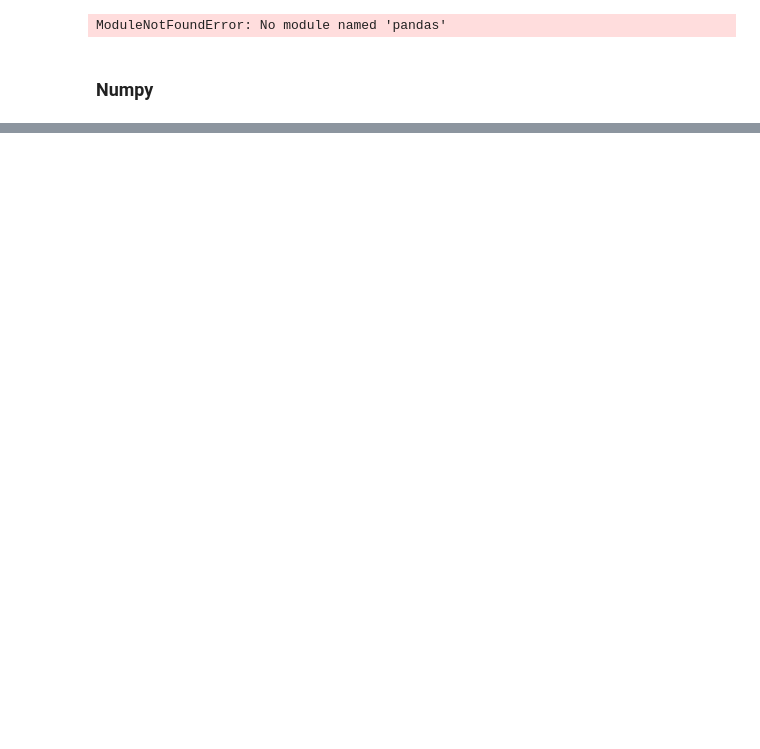
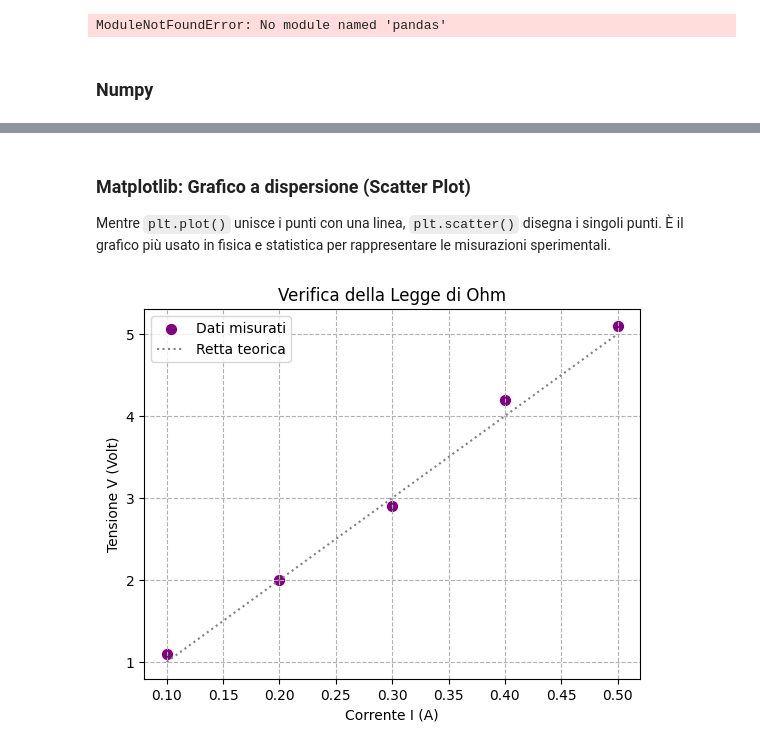
Before and after one commit to Its-mics/Statistica, a Jupyter notebook: laboratorio/appunti_vari.ipynb, the cells around one changed output, grey strips where cells are left out. Cells and saved outputs as stored; diff of their text form; code cells hidden in the pictures; blank space fills up the shorter version.

```diff
--- a/laboratorio/appunti_vari.ipynb
+++ b/laboratorio/appunti_vari.ipynb
@@ -452,0 +565,30 @@ print(a)
+# %% [markdown]
+### Matplotlib: Grafico a dispersione (Scatter Plot)
+Mentre `plt.plot()` unisce i punti con una linea, `plt.scatter()` disegna i singoli punti. È il grafico più usato in fisica e statistica per rappresentare le misurazioni sperimentali.
+# %%
+
+import matplotlib.pyplot as plt
+import numpy as np
+
+# Immaginiamo di aver misurato la tensione (V) in funzione della corrente (I)
+corrente = np.array([0.1, 0.2, 0.3, 0.4, 0.5])
+tensione = np.array([1.1, 2.0, 2.9, 4.2, 5.1])
+
+# plt.scatter disegna solo i pallini
+# marker='o' fa pallini tondi, 'x' fa crocette, '*' fa stelline
+plt.scatter(corrente, tensione, color='purple', marker='o', s=50, label='Dati misurati')
+
+# Se voglio, posso sovrapporre la retta teorica (Legge di Ohm V = R*I, ipotizzando R=10)
+tensione_teorica = 10 * corrente
+plt.plot(corrente, tensione_teorica, color='gray', linestyle=':', label='Retta teorica')
+
+# Estetica
+plt.title("Verifica della Legge di Ohm")
+plt.xlabel("Corrente I (A)")
+plt.ylabel("Tensione V (Volt)")
+plt.grid(True, linestyle='--') # Griglia tratteggiata per non confondere
+plt.legend()
+
+plt.show()
+# %% [output]
+[figure, added]
```
Also changed, not shown: parts of 48 cells of this notebook.
